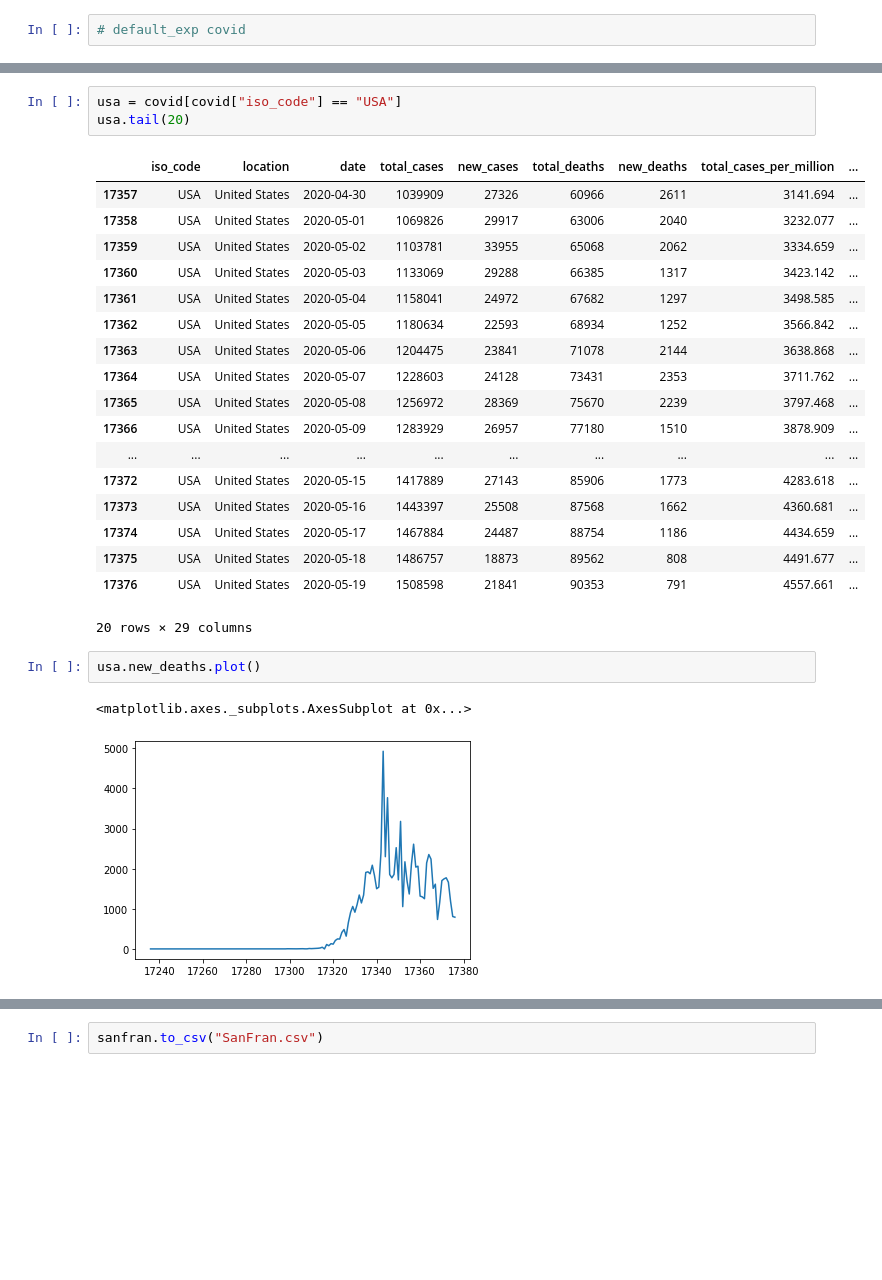
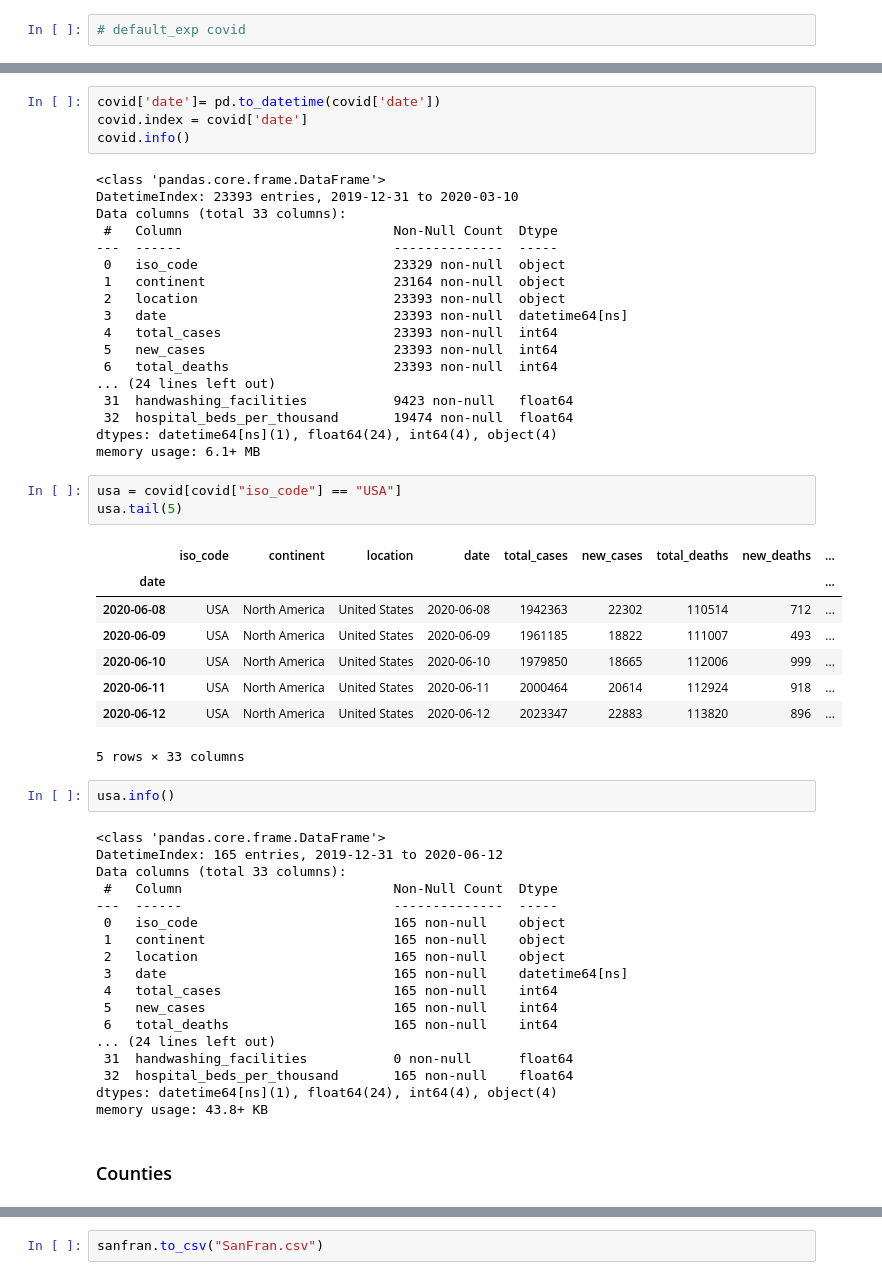
Before and after one commit to ArthurConner/refreshment, a Jupyter notebook: nbs/covidDS.ipynb, the cells around one changed output, grey strips where cells are left out. Drawn from its saved outputs; the diff is of its cells as text; blank space fills up the shorter version.

```diff
--- a/nbs/covidDS.ipynb
+++ b/nbs/covidDS.ipynb
@@ -33,30 +45,59 @@ covid.head()
+# %%
+covid['date']= pd.to_datetime(covid['date'])
+covid.index = covid['date']
+covid.info()
+# %% [output]
+<class 'pandas.core.frame.DataFrame'>
+DatetimeIndex: 23393 entries, 2019-12-31 to 2020-03-10
+Data columns (total 33 columns):
+ #   Column                           Non-Null Count  Dtype
+---  ------                           --------------  -----
+ 0   iso_code                         23329 non-null  object
+ 1   continent                        23164 non-null  object
+ 2   location                         23393 non-null  object
+ 3   date                             23393 non-null  datetime64[ns]
+ 4   total_cases                      23393 non-null  int64
+ 5   new_cases                        23393 non-null  int64
+ 6   total_deaths                     23393 non-null  int64
+... (24 lines left out)
+ 31  handwashing_facilities           9423 non-null   float64
+ 32  hospital_beds_per_thousand       19474 non-null  float64
+dtypes: datetime64[ns](1), float64(24), int64(4), object(4)
+memory usage: 6.1+ MB
 # %%
 usa = covid[covid["iso_code"] == "USA"]
-usa.tail(20)
+usa.tail(5)
 # %% [output]
-|  | iso_code | location | date | total_cases | new_cases | total_deaths | new_deaths | total_cases_per_million | ... |
-| 17357 | USA | United States | 2020-04-30 | 1039909 | 27326 | 60966 | 2611 | 3141.694 | ... |
-| 17358 | USA | United States | 2020-05-01 | 1069826 | 29917 | 63006 | 2040 | 3232.077 | ... |
-| 17359 | USA | United States | 2020-05-02 | 1103781 | 33955 | 65068 | 2062 | 3334.659 | ... |
-| 17360 | USA | United States | 2020-05-03 | 1133069 | 29288 | 66385 | 1317 | 3423.142 | ... |
-| 17361 | USA | United States | 2020-05-04 | 1158041 | 24972 | 67682 | 1297 | 3498.585 | ... |
-| 17362 | USA | United States | 2020-05-05 | 1180634 | 22593 | 68934 | 1252 | 3566.842 | ... |
-| 17363 | USA | United States | 2020-05-06 | 1204475 | 23841 | 71078 | 2144 | 3638.868 | ... |
-| 17364 | USA | United States | 2020-05-07 | 1228603 | 24128 | 73431 | 2353 | 3711.762 | ... |
-| 17365 | USA | United States | 2020-05-08 | 1256972 | 28369 | 75670 | 2239 | 3797.468 | ... |
-| 17366 | USA | United States | 2020-05-09 | 1283929 | 26957 | 77180 | 1510 | 3878.909 | ... |
-| ... | ... | ... | ... | ... | ... | ... | ... | ... | ... |
-| 17372 | USA | United States | 2020-05-15 | 1417889 | 27143 | 85906 | 1773 | 4283.618 | ... |
-| 17373 | USA | United States | 2020-05-16 | 1443397 | 25508 | 87568 | 1662 | 4360.681 | ... |
-| 17374 | USA | United States | 2020-05-17 | 1467884 | 24487 | 88754 | 1186 | 4434.659 | ... |
-| 17375 | USA | United States | 2020-05-18 | 1486757 | 18873 | 89562 | 808 | 4491.677 | ... |
-| 17376 | USA | United States | 2020-05-19 | 1508598 | 21841 | 90353 | 791 | 4557.661 | ... |
+|  | iso_code | continent | location | date | total_cases | new_cases | total_deaths | new_deaths | ... |
+| date |  |  |  |  |  |  |  |  | ... |
+| 2020-06-08 | USA | North America | United States | 2020-06-08 | 1942363 | 22302 | 110514 | 712 | ... |
+| 2020-06-09 | USA | North America | United States | 2020-06-09 | 1961185 | 18822 | 111007 | 493 | ... |
+| 2020-06-10 | USA | North America | United States | 2020-06-10 | 1979850 | 18665 | 112006 | 999 | ... |
+| 2020-06-11 | USA | North America | United States | 2020-06-11 | 2000464 | 20614 | 112924 | 918 | ... |
+| 2020-06-12 | USA | North America | United States | 2020-06-12 | 2023347 | 22883 | 113820 | 896 | ... |
-20 rows × 29 columns
+5 rows × 33 columns
-# %%
-usa.new_deaths.plot()
-# %% [output]
-<matplotlib.axes._subplots.AxesSubplot at 0x...>
-[figure, removed]
+# %%
+usa.info()
+# %% [output]
+<class 'pandas.core.frame.DataFrame'>
+DatetimeIndex: 165 entries, 2019-12-31 to 2020-06-12
+Data columns (total 33 columns):
+ #   Column                           Non-Null Count  Dtype
+---  ------                           --------------  -----
+ 0   iso_code                         165 non-null    object
+ 1   continent                        165 non-null    object
+ 2   location                         165 non-null    object
+ 3   date                             165 non-null    datetime64[ns]
+ 4   total_cases                      165 non-null    int64
+ 5   new_cases                        165 non-null    int64
+ 6   total_deaths                     165 non-null    int64
+... (24 lines left out)
+ 31  handwashing_facilities           0 non-null      float64
+ 32  hospital_beds_per_thousand       165 non-null    float64
+dtypes: datetime64[ns](1), float64(24), int64(4), object(4)
+memory usage: 43.8+ KB
+# %% [markdown]
+### Counties
 # %%
 surl = "https://raw.githubusercontent.com/nytimes/covid-19-data/master/us-counties.csv"
 s=requests.get(surl).content
```
Also changed, not shown: parts of 47 cells of this notebook.
